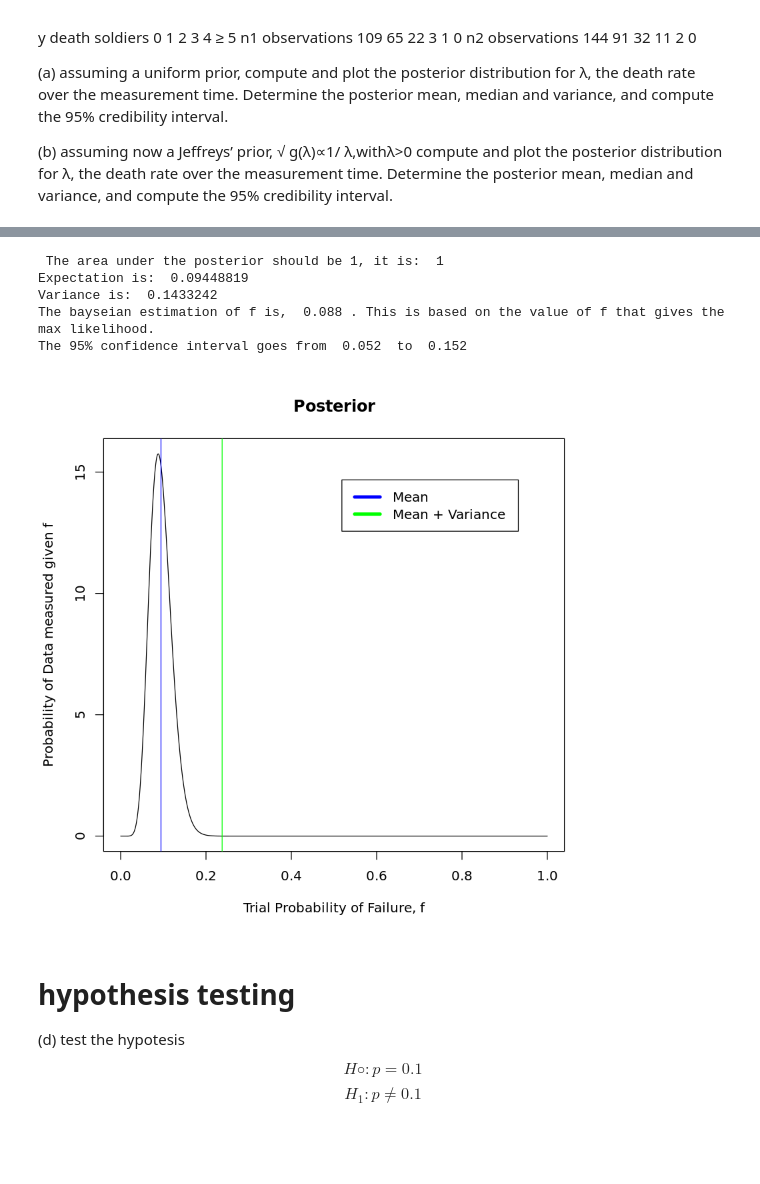
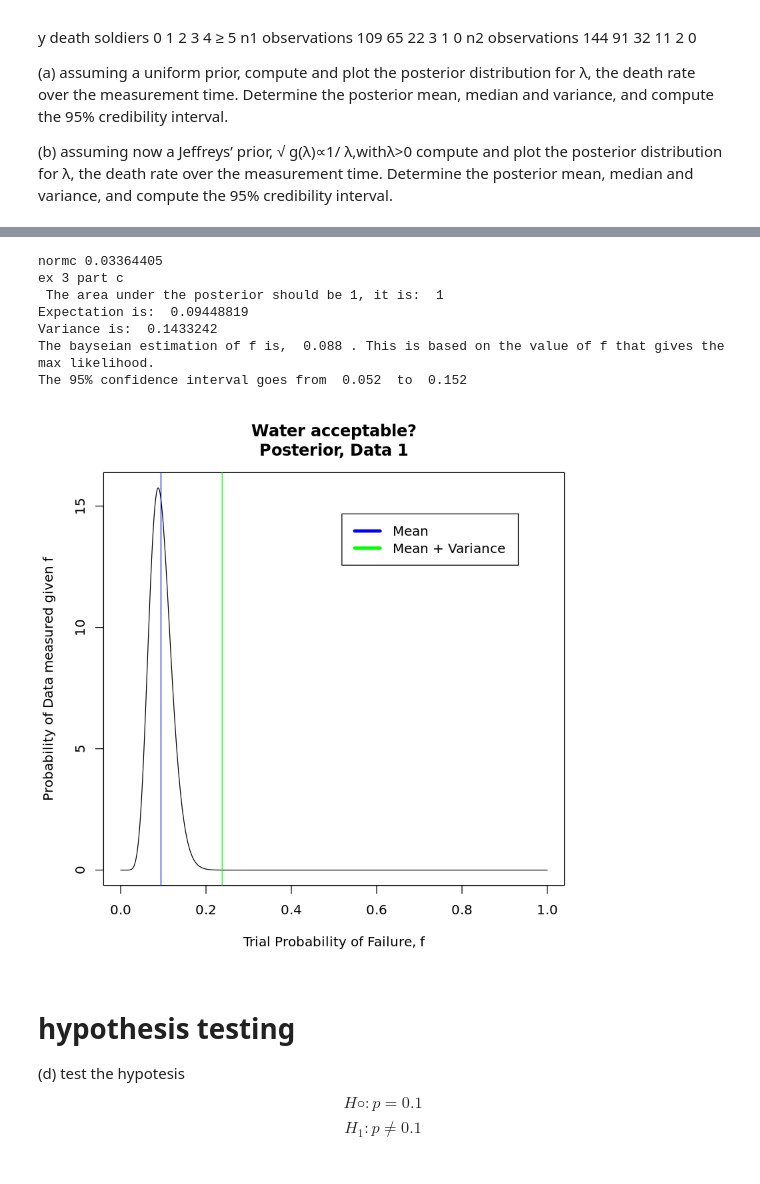
Before and after one commit to DanHarJor/UNIPD_AdvancedStatistics_Rhomework, a Jupyter notebook: home6/2046804_Daniel_homework6.ipynb, the cells around one changed output, grey strips where cells are left out. Cells and saved outputs as stored; diff of their text form; code cells hidden in the pictures.

```diff
--- a/home6/2046804_Daniel_homework6.ipynb
+++ b/home6/2046804_Daniel_homework6.ipynb
@@ -363,7 +345,7 @@ $$H_1 :p \ne 0.1$$
 
 at 5% level of significance with both the frequentist and bayesian approach
 # %%
-#part c
+# ex 3 part b and c
 # f is the probability of a high bacteria level
 #P(f)
 prior <- function(f){
@@ -380,14 +362,16 @@ liXpr <- function(f){
 }
 
 normC <- integrate(liXpr, lower = 0, upper = 1)
-
+cat('normc',normC$value)
 # f is failure probability
 #P(f|data)
+
 posterior <- function(f){
     return((1/normC$value)*prior(f)*likelihood(f))
 }
 
-one <- integrate(posterior, lower = 0, upper = 1)
+one <- integrate(posterior1, lower = 0, upper = 1)
+cat('\nex 3 part c')
 cat('\n The area under the posterior should be 1, it is: ',one$value)
 
 f <- seq(0,1,0.0001)
@@ -400,35 +384,37 @@ fPf2 <- function(f){
 }
 
 Expf <- integrate(fPf,lower = 0, upper = 1)$value
 var <- abs(Expf^2 - integrate(fPf2,lower = 0, upper = 1)$value)
 
 cat('\nExpectation is: ',Expf)
 cat('\nVariance is: ',var)
-plot(f,posterior(f),type = 'l',main = 'Posterior', xlab = 'Trial Probability of Failure, f',ylab = 'Probability of Data measured given f')
+plot(f,posterior(f),type = 'l',main = 'Water acceptable?\nPosterior, Data 1', xlab = 'Trial Probability of Failure, f',ylab = 'Probability of Data measured given f')
 abline(v = Expf, col = 'blue')
 abline(v = Expf + var, col = 'green')
 legend("topright",
        inset=0.1,
        legend=c("Mean","Mean + Variance"),
        col=c("Blue", "Green"),
        lty=1:1,
        cex=1,
        box.lty=1,
        lwd = 4)
 
 posteriorV <- posterior(f)
 cat('\nThe bayseian estimation of f is, ', f[which.max(posteriorV)],'. This is based on the value of f that gives the max likelihood.')
 
 lc <- quantile(0.025,posterior)
 uc <- quantile(0.975,posterior)
 cat('\nThe 95% confidence interval goes from ',lc,' to ',uc)
 # %% [output]
+normc 0.03364405
+ex 3 part c
  The area under the posterior should be 1, it is:  1
 Expectation is:  0.09448819
 Variance is:  0.1433242
 The bayseian estimation of f is,  0.088 . This is based on the value of f that gives the max likelihood.
 The 95% confidence interval goes from  0.052  to  0.152
-[figure, old version]
+[figure, new version]
 # %% [markdown]
 # hypothesis testing
 (d) test the hypotesis
```
Also changed, not shown: parts of 32 cells of this notebook, 3 other files.
